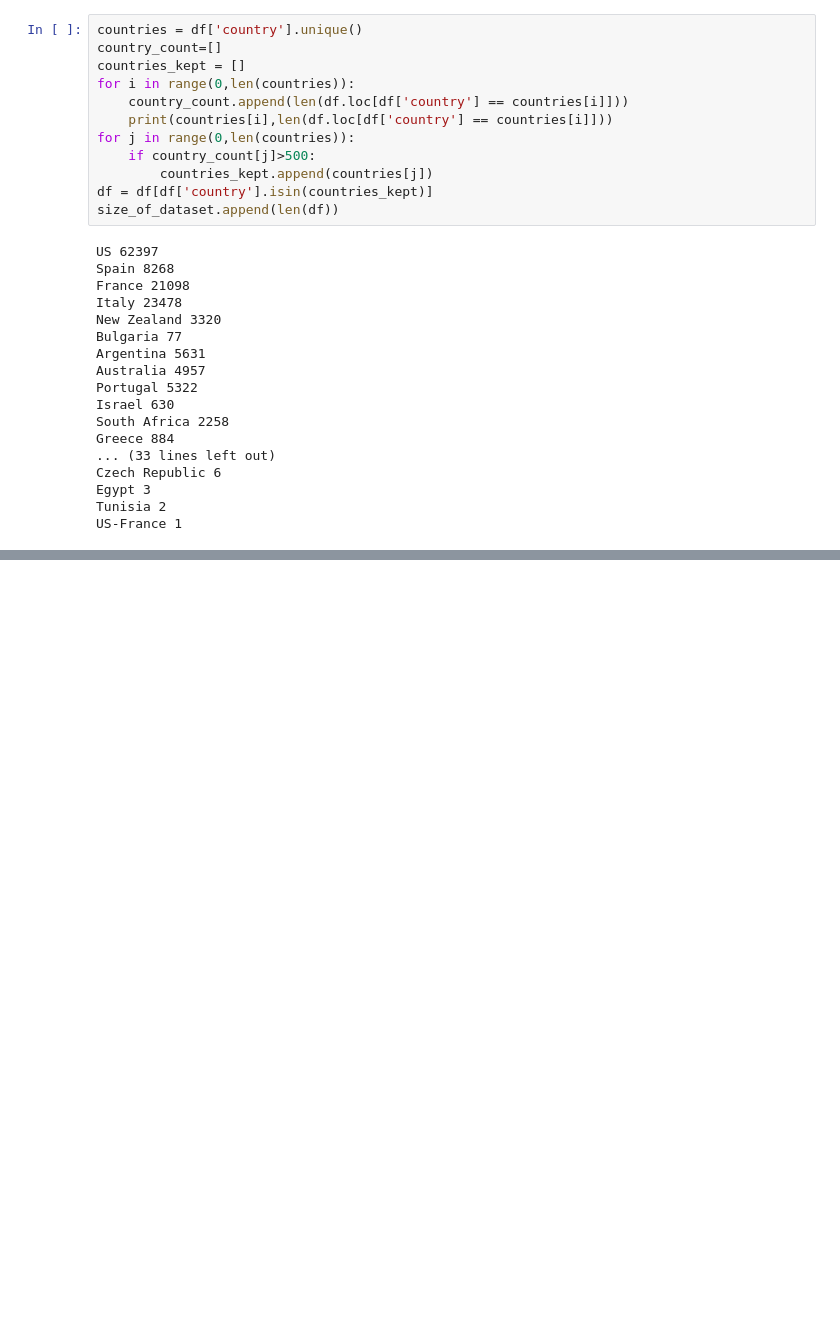
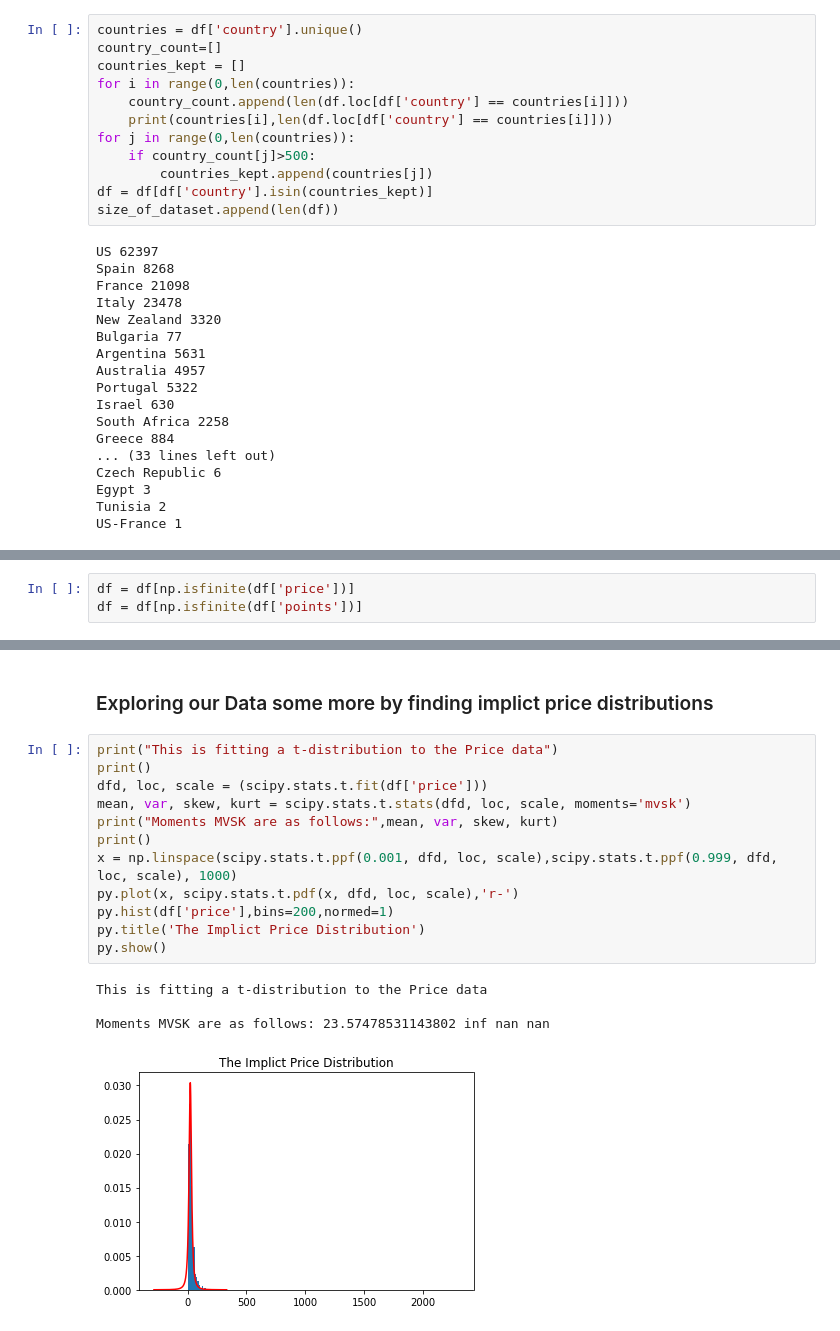
Before and after one commit to easonrecto/ORIE4741Project, a Jupyter notebook: Data Exploration.ipynb, the cells around one changed output, grey strips where cells are left out. Saved outputs shown, nothing was run; the diff lists cells and outputs as text; blank space fills up the shorter version.

```diff
--- a/Data Exploration.ipynb
+++ b/Data Exploration.ipynb
@@ -73,3 +159,6 @@ US-France 1
+# %%
+df = df[np.isfinite(df['price'])]
+df = df[np.isfinite(df['points'])]
 # %%
 df
 # %% [output]
@@ -93,0 +183,19 @@ df
+# %% [markdown]
+### Exploring our Data some more by finding implict price distributions
+# %%
+print("This is fitting a t-distribution to the Price data")
+print()
+dfd, loc, scale = (scipy.stats.t.fit(df['price']))
+mean, var, skew, kurt = scipy.stats.t.stats(dfd, loc, scale, moments='mvsk')
+print("Moments MVSK are as follows:",mean, var, skew, kurt)
+print()
+x = np.linspace(scipy.stats.t.ppf(0.001, dfd, loc, scale),scipy.stats.t.ppf(0.999, dfd, loc, scale), 1000)
+py.plot(x, scipy.stats.t.pdf(x, dfd, loc, scale),'r-')
+py.hist(df['price'],bins=200,normed=1)
+py.title('The Implict Price Distribution')
+py.show()
+# %% [output]
+This is fitting a t-distribution to the Price data
+
+Moments MVSK are as follows: 23.57478531143802 inf nan nan
+[figure, added]
```
Also changed, not shown: parts of 17 cells of this notebook.
